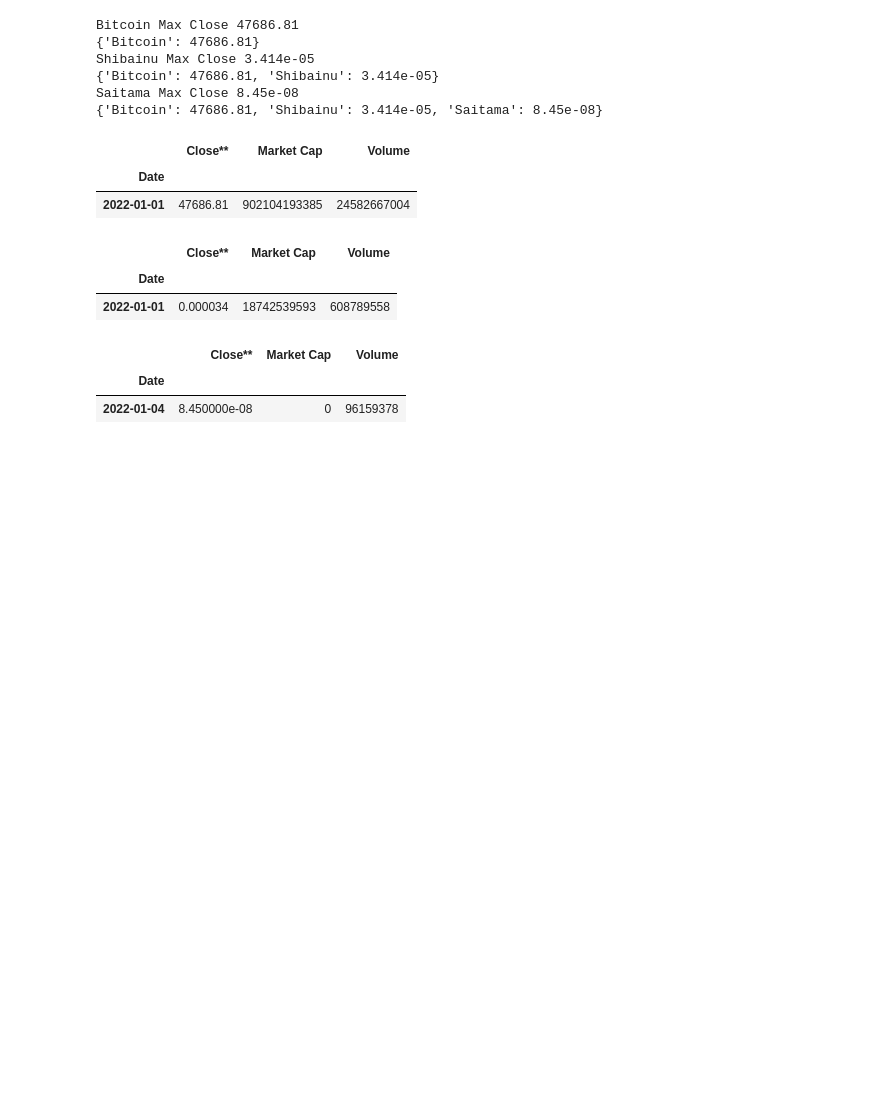
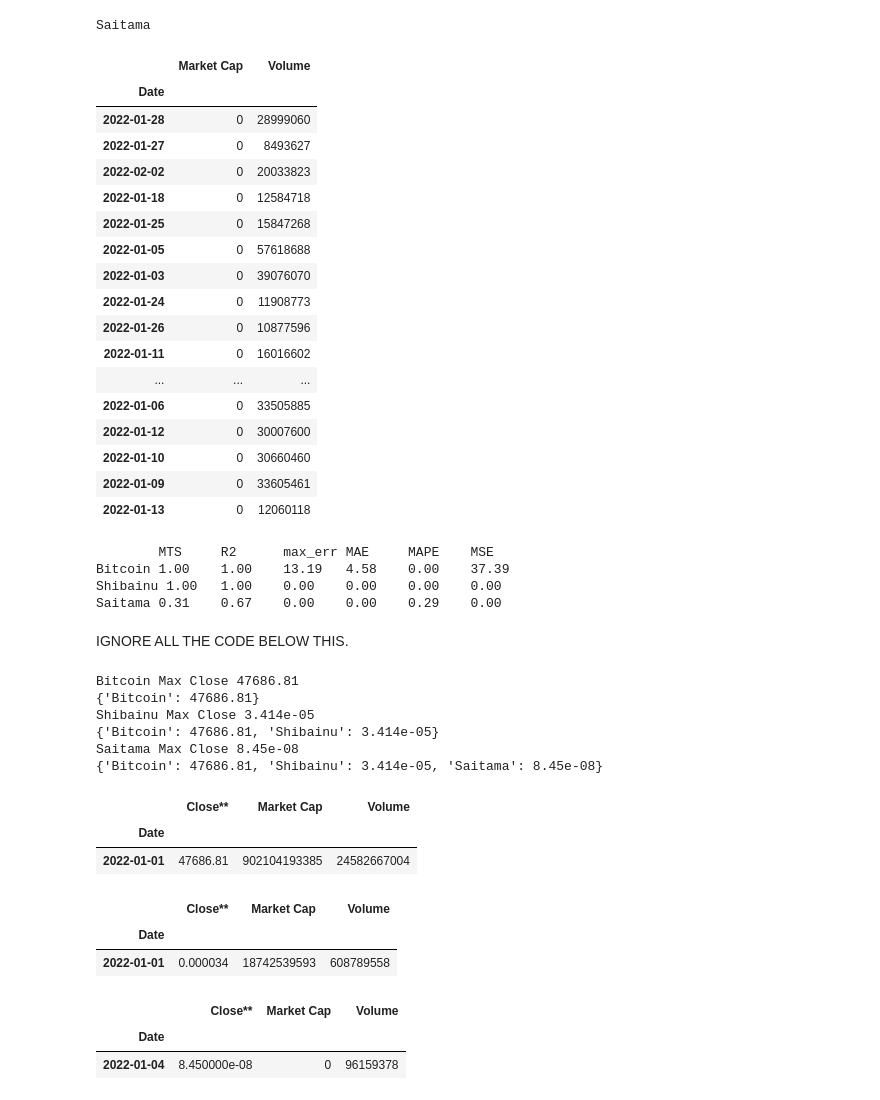
Before and after one commit to tomtongva/itcs5156-051-final-project, a Jupyter notebook: ProjectSplitData.ipynb, the cells around one changed output. Drawn from its saved outputs; the diff is of its cells as text; code cells hidden in the pictures; blank space fills up the shorter version.

```diff
--- a/ProjectSplitData.ipynb
+++ b/ProjectSplitData.ipynb
@@ -339,0 +154,15 @@ Saitama
+# %%
+#split the features/target into training and testing data
+Xs_train = dict.fromkeys(crypto_names, [])
+Xs_test = dict.fromkeys(crypto_names, [])
+Ts_train = dict.fromkeys(crypto_names, [])
+Ts_test = dict.fromkeys(crypto_names, [])
+
+for coin_name in coin_dict:
+    X_train, X_test, t_train, t_test = train_test_split(Xs_raw_data[coin_name] \
+                                                        , Ts_raw_data[coin_name] \
+                                                        ,test_size=0.2, random_state=1)
+    Xs_train[coin_name] = X_train
+    Xs_test[coin_name] = X_test
+    Ts_train[coin_name] = t_train
+    Ts_test[coin_name] = t_test
@@ -340,3 +210,67 @@ Saitama
+# %%
+print(coin_name)
+Xs_train[coin_name]
+# %% [output]
+Saitama
+|  | Market Cap | Volume |
+| Date |  |  |
+| 2022-01-28 | 0 | 28999060 |
+| 2022-01-27 | 0 | 8493627 |
+| 2022-02-02 | 0 | 20033823 |
+| 2022-01-18 | 0 | 12584718 |
+| 2022-01-25 | 0 | 15847268 |
+| 2022-01-05 | 0 | 57618688 |
+| 2022-01-03 | 0 | 39076070 |
+| 2022-01-24 | 0 | 11908773 |
+| 2022-01-26 | 0 | 10877596 |
+| 2022-01-11 | 0 | 16016602 |
+| ... | ... | ... |
+| 2022-01-06 | 0 | 33505885 |
+| 2022-01-12 | 0 | 30007600 |
+| 2022-01-10 | 0 | 30660460 |
+| 2022-01-09 | 0 | 33605461 |
+| 2022-01-13 | 0 | 12060118 |
+# %%
+from sklearn.linear_model import LinearRegression
+from sklearn.metrics import r2_score, max_error, mean_absolute_error, mean_squared_error, mean_absolute_percentage_error
+
+model = LinearRegression()
+
+eval_names = [
+    "MTS",
+    "R2",
+    'max_err',
+    "MAE",
+    "MAPE",
+    "MSE"
+]
+print("\t{}\t{}\t{}\t{}\t{}\t{}".format(*eval_names))
+for coin_name in crypto_names:
+    model.fit(Xs_train[coin_name], Ts_train[coin_name]['Close**'])
+    train_score = model.score(Xs_train[coin_name], Ts_train[coin_name])
+
+#     Xs_train[coin_name] = X_train
+#     Xs_test[coin_name] = X_test
+#     Ts_train[coin_name] = T_train
+#     Ts_test[coin_name] = T_test
+
+    y_test = model.predict(Xs_test[coin_name])
+
+    R2 = r2_score(Ts_test[coin_name], y_test) #best value = 1
+    ME = max_error(Ts_test[coin_name], y_test) #the lower the score the better fit, lead to overfitting
+    MAE = mean_absolute_error(Ts_test[coin_name], y_test) #best error = 0 (perfect fit), the lower the better
+    MSE = mean_squared_error(Ts_test[coin_name], y_test) #same here
+    MAPE = mean_absolute_percentage_error(Ts_test[coin_name], y_test) #best value = 0.0, the closer y_test is to 0 the larger the return value
+
+    results = [train_score,R2,ME,MAE,MAPE,MSE]
+    print(coin_name, "{:.2f}\t{:.2f}\t{:.2f}\t{:.2f}\t{:.2f}\t{:.2f}".format(*results))
+# %% [output]
+        MTS     R2      max_err MAE     MAPE    MSE
+Bitcoin 1.00    1.00    13.19   4.58    0.00    37.39
+Shibainu 1.00   1.00    0.00    0.00    0.00    0.00
+Saitama 0.31    0.67    0.00    0.00    0.29    0.00
+# %% [markdown]
+IGNORE ALL THE CODE BELOW THIS.
 # %%
 # max Close for each coin
 coin_max_closes = {}
```
Also changed, not shown: parts of 22 cells of this notebook.
